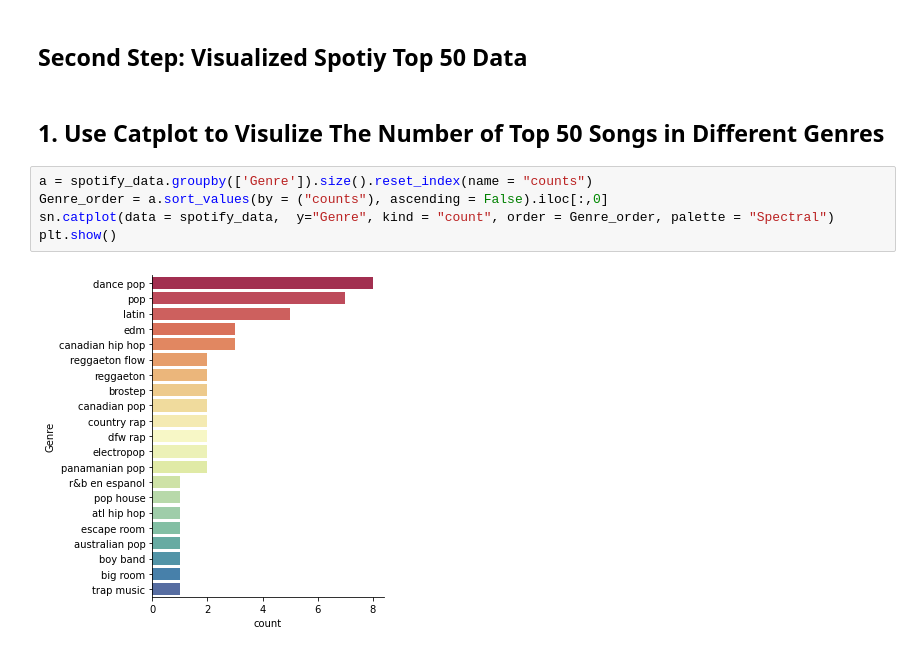
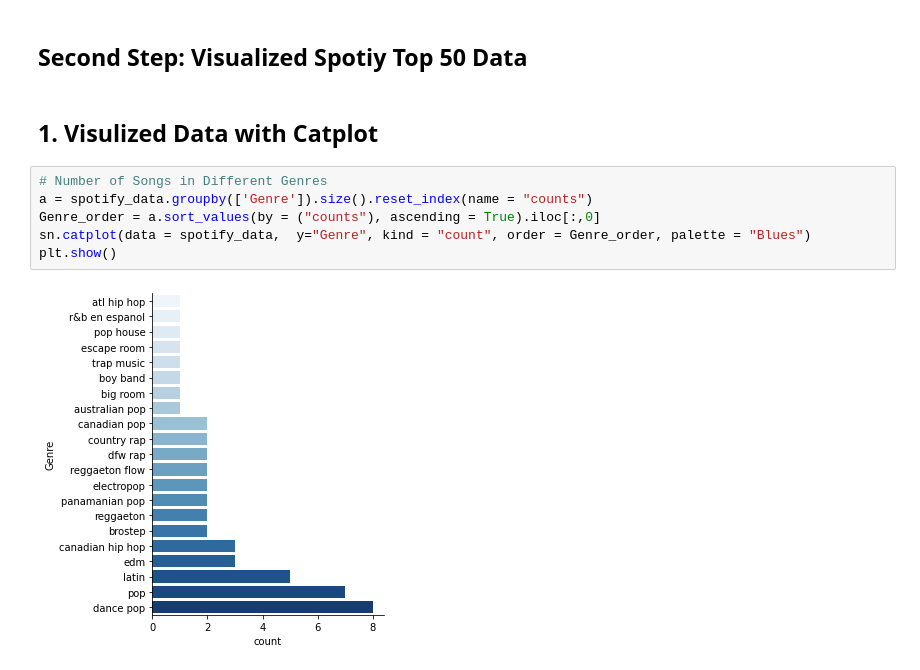
Before and after one commit to zli995/Spotify-Top-50-Songs-Analysis-2019, a Jupyter notebook: data/Spotify Top 50 Songs 2019 Analysis.ipynb, the cells around one changed output. Cells and saved outputs as stored; diff of their text form.

```diff
--- a/data/Spotify Top 50 Songs 2019 Analysis.ipynb
+++ b/data/Spotify Top 50 Songs 2019 Analysis.ipynb
@@ -61,12 +61,13 @@ Index(['Unnamed: 0', 'Track.Name', 'Artist.Name', 'Genre', 'Beats.Per.Minute',
       dtype='object')
 # %% [markdown]
 ## Second Step: Visualized Spotiy Top 50 Data
-# %% [markdown]
-## 1. Use Catplot to Visulize The Number of Top 50 Songs in Different Genres
+# %% [markdown]
+## 1. Visulized Data with Catplot
 # %%
+# Number of Songs in Different Genres
 a = spotify_data.groupby(['Genre']).size().reset_index(name = "counts")
-Genre_order = a.sort_values(by = ("counts"), ascending = False).iloc[:,0]
-sn.catplot(data = spotify_data,  y="Genre", kind = "count", order = Genre_order, palette = "Spectral")
+Genre_order = a.sort_values(by = ("counts"), ascending = True).iloc[:,0]
+sn.catplot(data = spotify_data,  y="Genre", kind = "count", order = Genre_order, palette = "Blues")
 plt.show()
 # %% [output]
-[figure, old version]
+[figure, new version]
```
Also changed, not shown: parts of 2 cells of this notebook.
